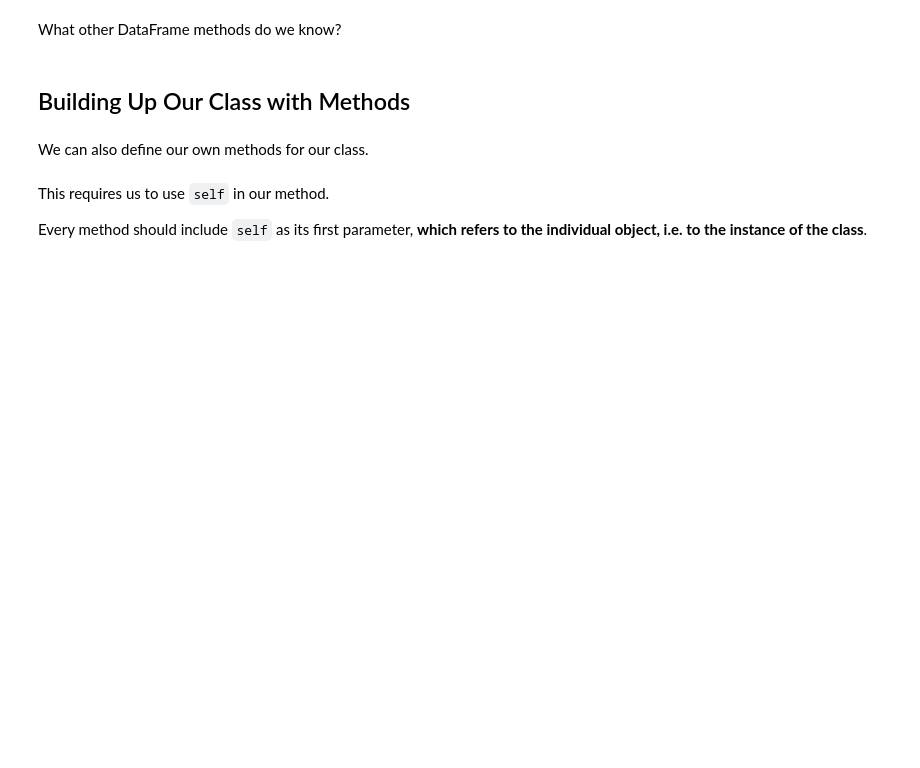
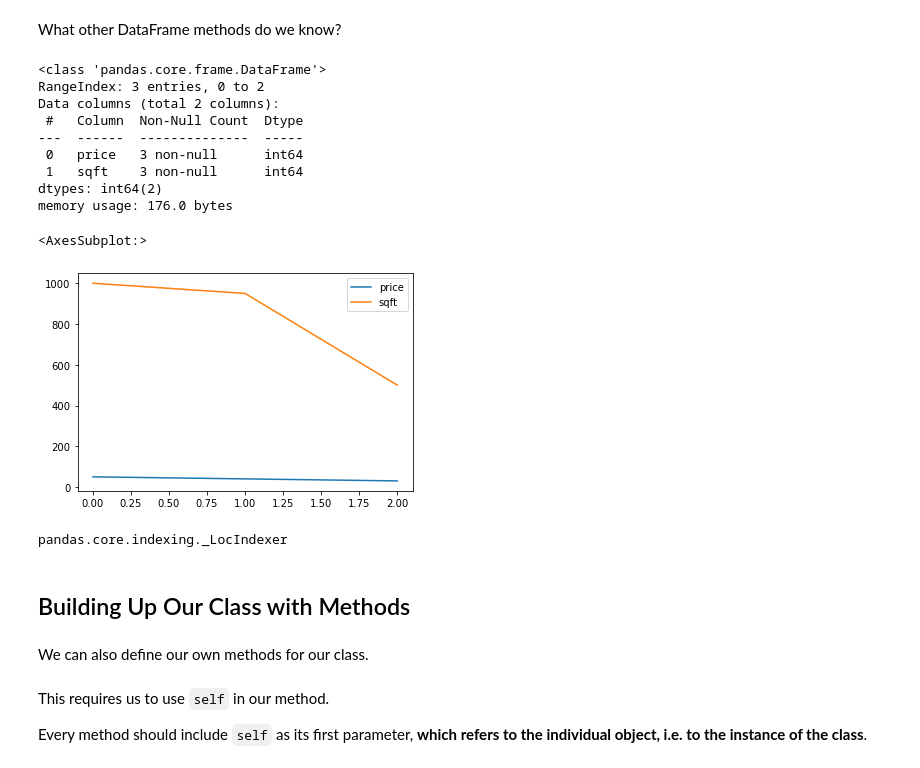
Before and after one commit to ParkedHampster/DS-Live-022023, a Jupyter notebook: Phase3/Lectures/01_Topic_21_OOP.ipynb, the cells around one changed output. Cells and saved outputs as stored; diff of their text form; code cells hidden in the pictures; blank space fills up the shorter version.

```diff
--- a/Phase3/Lectures/01_Topic_21_OOP.ipynb
+++ b/Phase3/Lectures/01_Topic_21_OOP.ipynb
@@ -221,6 +324,25 @@ df.isna()
 What other DataFrame methods do we know?
 # %%
 # Other df methods
+df.info()
+df.keys()
+df.plot() # /etc
+# %% [output]
+<class 'pandas.core.frame.DataFrame'>
+RangeIndex: 3 entries, 0 to 2
+Data columns (total 2 columns):
+ #   Column  Non-Null Count  Dtype
+---  ------  --------------  -----
+ 0   price   3 non-null      int64
+ 1   sqft    3 non-null      int64
+dtypes: int64(2)
+memory usage: 176.0 bytes
+<AxesSubplot:>
+[figure, added]
+# %%
+type(df.loc)
+# %% [output]
+pandas.core.indexing._LocIndexer
 # %% [markdown]
 ## Building Up Our Class with Methods
 # %% [markdown]
```
Also changed, not shown: parts of 47 cells of this notebook.
